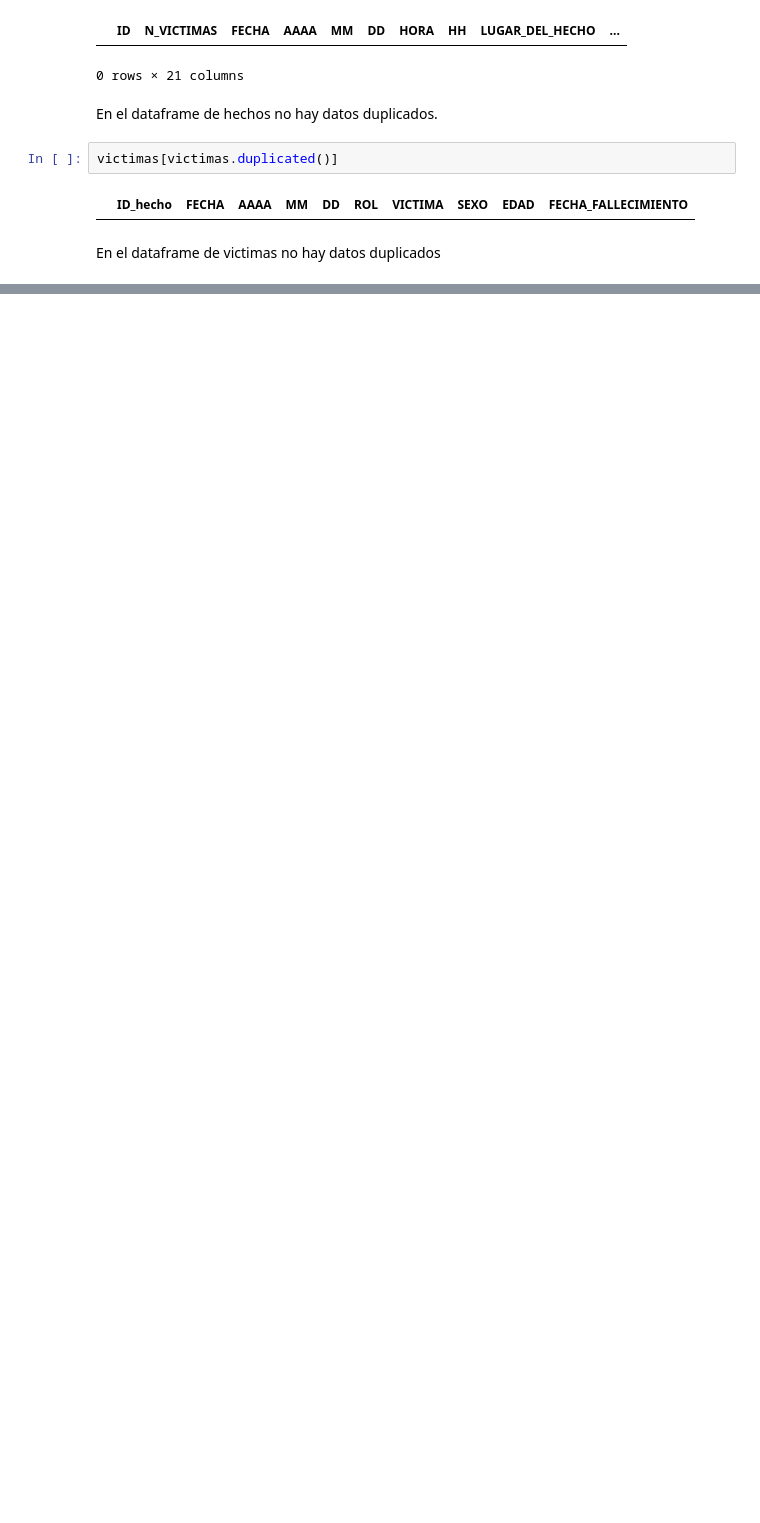
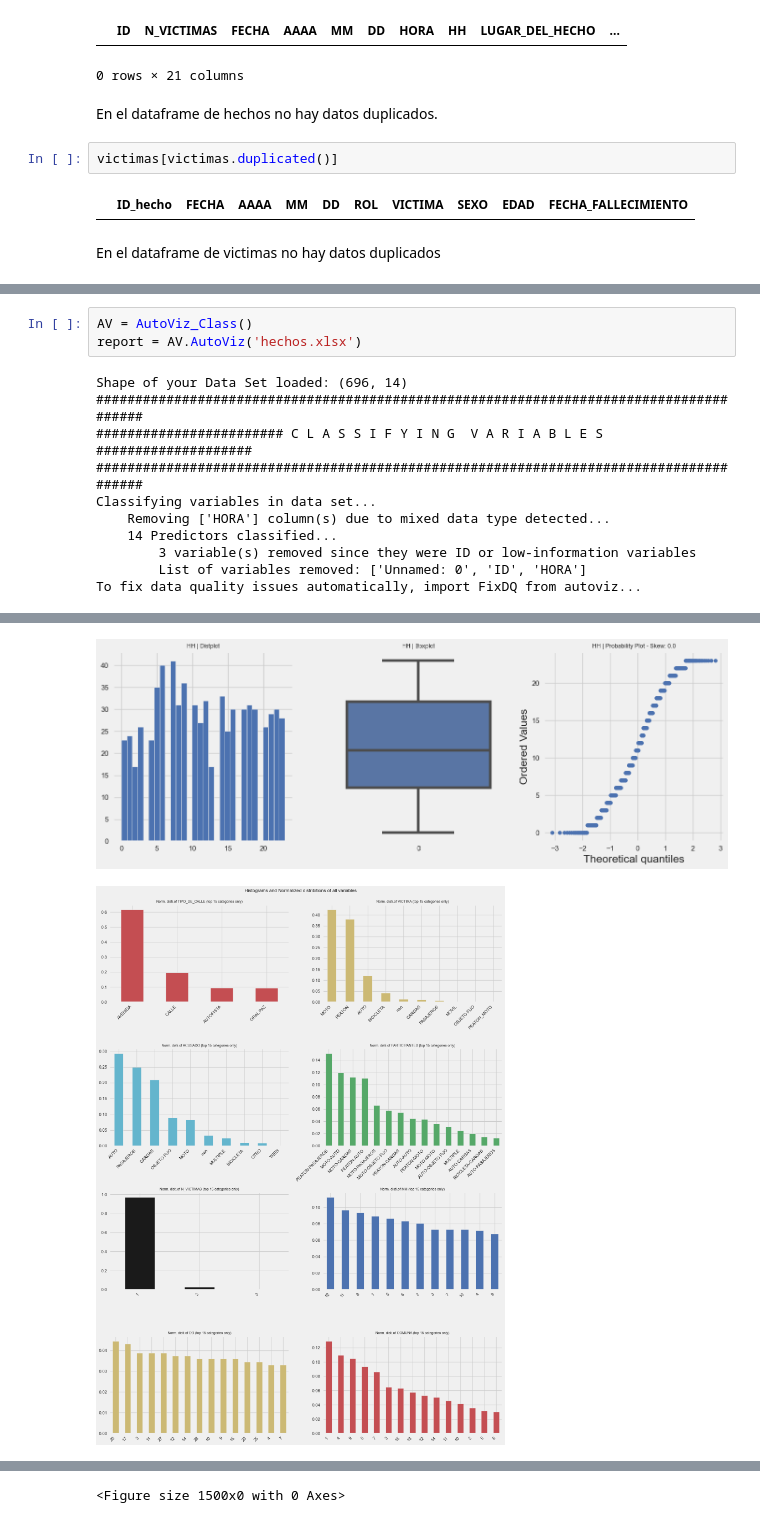
Before and after one commit to vay0/PI-Data-analyst, a Jupyter notebook: Analisis de datos (EDA).ipynb, the cells around one changed output, grey strips where cells are left out. Saved outputs shown, nothing was run; the diff lists cells and outputs as text; blank space fills up the shorter version.

```diff
--- a/Analisis de datos (EDA).ipynb
+++ b/Analisis de datos (EDA).ipynb
@@ -202,0 +219,14 @@ Name: VICTIMA, dtype: int64
+# %%
+AV = AutoViz_Class()
+report = AV.AutoViz('hechos.xlsx')
+# %% [output]
+Shape of your Data Set loaded: (696, 14)
+#######################################################################################
+######################## C L A S S I F Y I N G  V A R I A B L E S  ####################
+#######################################################################################
+Classifying variables in data set...
+    Removing ['HORA'] column(s) due to mixed data type detected...
+    14 Predictors classified...
+        3 variable(s) removed since they were ID or low-information variables
+        List of variables removed: ['Unnamed: 0', 'ID', 'HORA']
+To fix data quality issues automatically, import FixDQ from autoviz...
@@ -202,0 +248,2 @@ Name: VICTIMA, dtype: int64
+[figure, added]
+[figure, added]
@@ -202,0 +252 @@ Name: VICTIMA, dtype: int64
+<Figure size 1500x0 with 0 Axes>
```
Also changed, not shown: parts of 31 cells of this notebook, 6 other files.
